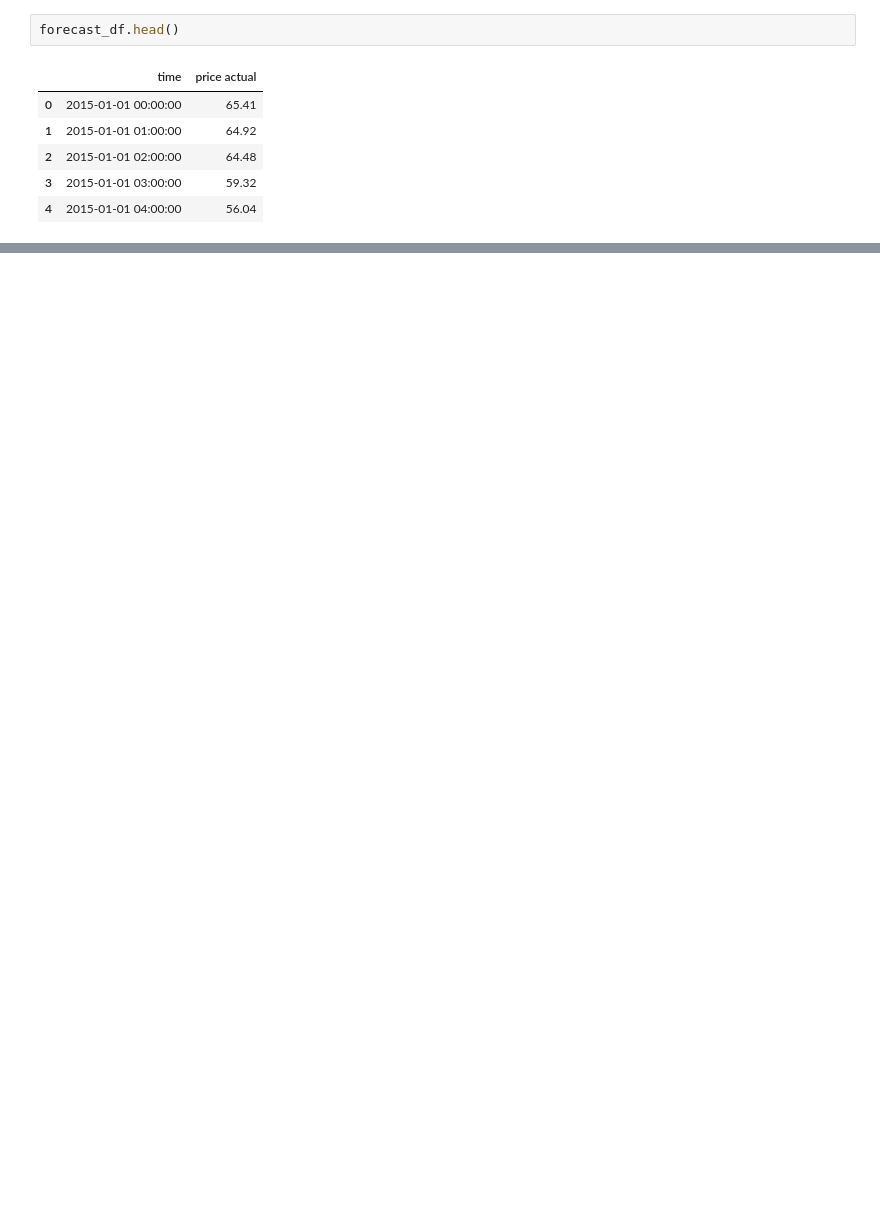
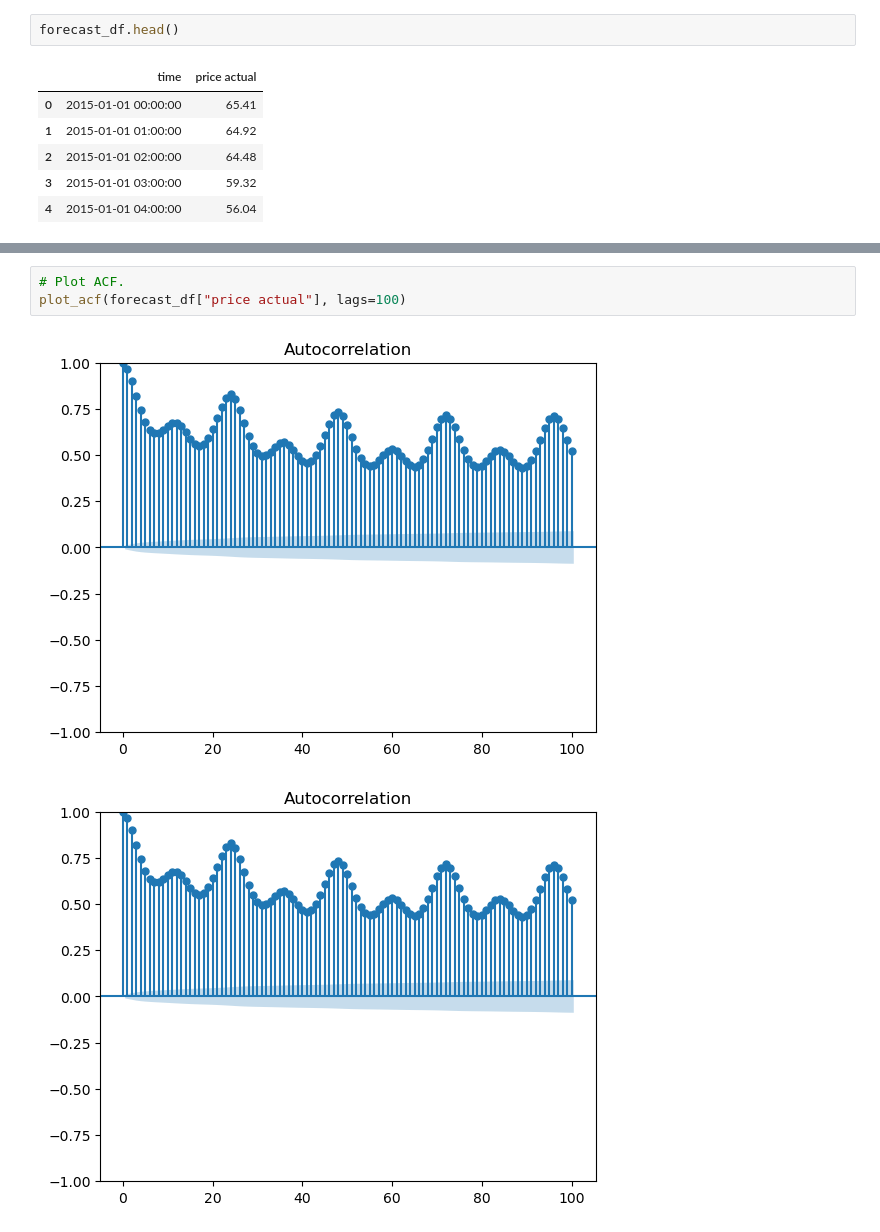
Before and after one commit to Er90Space/IntegratedCA2_ML-DV_CCT, a Jupyter notebook: CA2_ML_Dvis.ipynb, the cells around one changed output, grey strips where cells are left out. Cells and saved outputs as stored; diff of their text form; blank space fills up the shorter version.

Commit message:
Worked on time series forecast

```diff
--- a/CA2_ML_Dvis.ipynb
+++ b/CA2_ML_Dvis.ipynb
@@ -128,0 +143,6 @@ forecast_df.head()
+# %%
+# Plot ACF.
+plot_acf(forecast_df["price actual"], lags=100)
+# %% [output]
+[figure, added]
+[figure, added]
```
Also changed, not shown: parts of 21 cells of this notebook.
